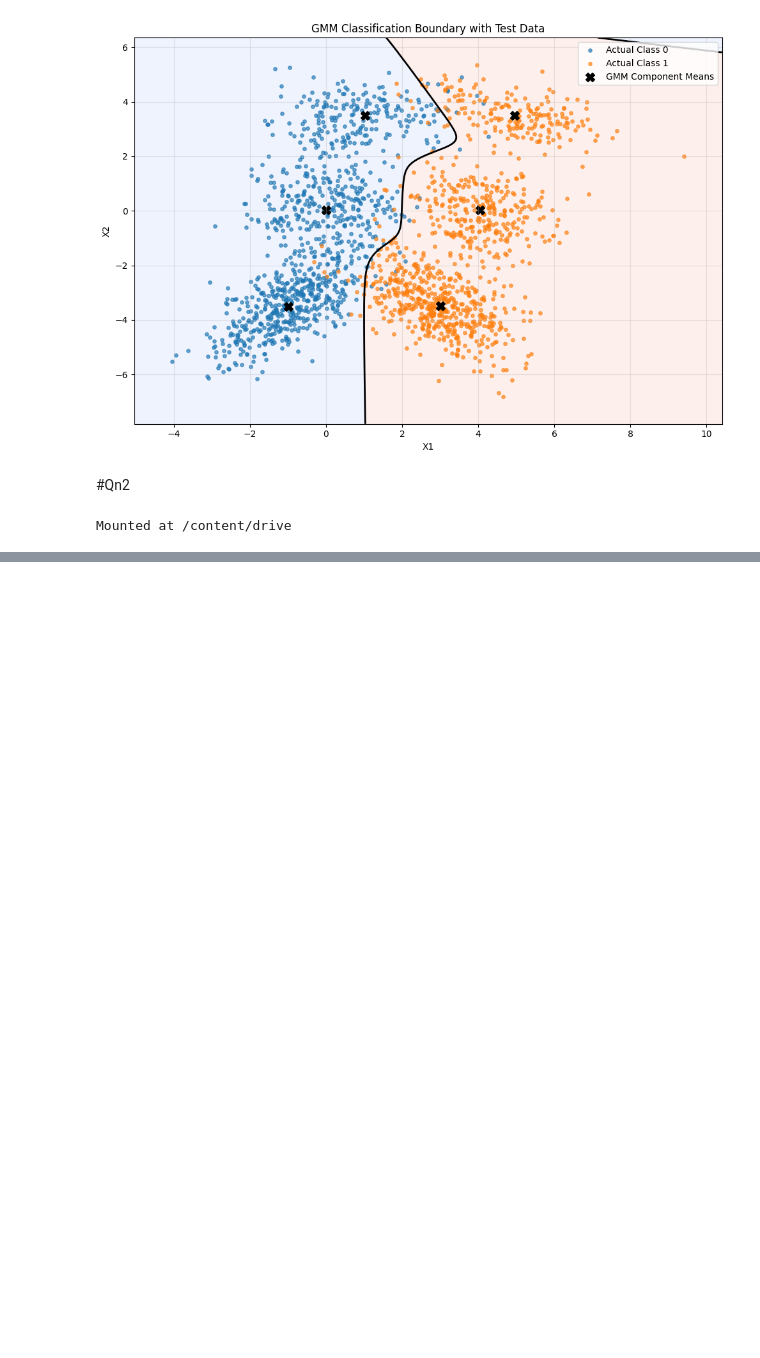
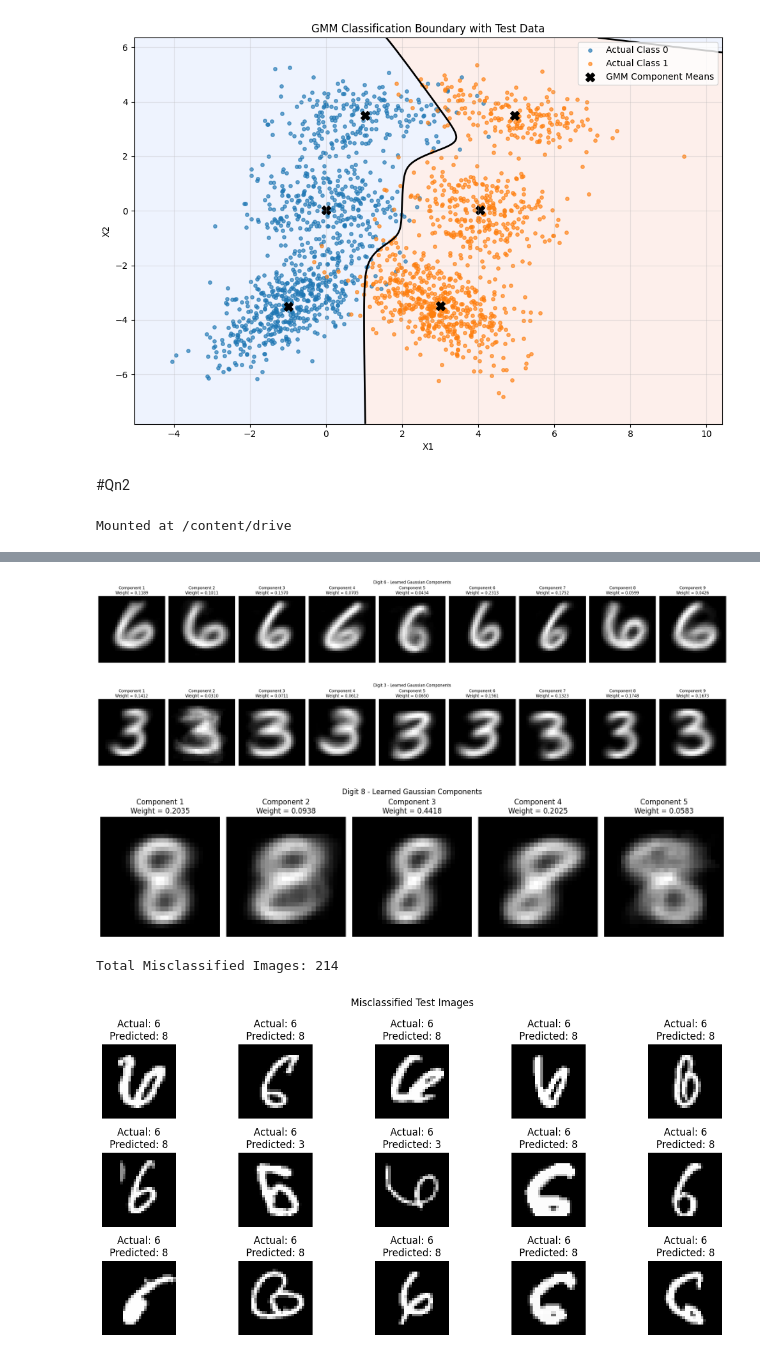
Before and after one commit to KrithikChidM/PrmlLab, a Jupyter notebook: Lab7/code.ipynb, the cells around one changed output, grey strips where cells are left out. Saved outputs shown, nothing was run; the diff lists cells and outputs as text; code cells hidden in the pictures; blank space fills up the shorter version.

```diff
--- a/Lab7/code.ipynb
+++ b/Lab7/code.ipynb
@@ -812,0 +1004,74 @@ Actual 8 predicted as 3: 40
+# %%
+for digit in digits:
+
+    model = models[digit]
+
+    K = model.K
+
+    fig, axes = plt.subplots(
+        1,
+        K,
+        figsize=(3 * K, 4)
+    )
+
+    if K == 1:
+        axes = [axes]
+
+    fig.suptitle(
+        f"Digit {digit} - Learned Gaussian Components"
+    )
+
+    for k in range(K):
+
+        axes[k].imshow(
+            model.means[k].reshape(28, 28),
+            cmap='gray'
+        )
+
+        axes[k].set_title(
+            f"Component {k + 1}\n"
+            f"Weight = {model.weights[k]:.4f}"
+        )
+
+        axes[k].axis('off')
+
+    plt.tight_layout()
+    plt.show()
+
+wrong_indices = np.where(y_test != y_pred)[0]
+
+print("\nTotal Misclassified Images:", len(wrong_indices))
+
+count = min(15, len(wrong_indices))
+
+if count > 0:
+
+    plt.figure(figsize=(12, 6))
+
+    for i in range(count):
+
+        index = wrong_indices[i]
+
+        plt.subplot(3, 5, i + 1)
+
+        plt.imshow(
+            X_test[index].reshape(28, 28),
+            cmap='gray'
+        )
+
+        plt.title(
+            f"Actual: {y_test[index]}\n"
+            f"Predicted: {y_pred[index]}"
+        )
+
+        plt.axis('off')
+
+    plt.suptitle("Misclassified Test Images")
+    plt.tight_layout()
+    plt.show()
+# %% [output]
+[figure, added]
+[figure, added]
+[figure, added]
+Total Misclassified Images: 214
+[figure, added]
```
Also changed, not shown: parts of 15 cells of this notebook.
